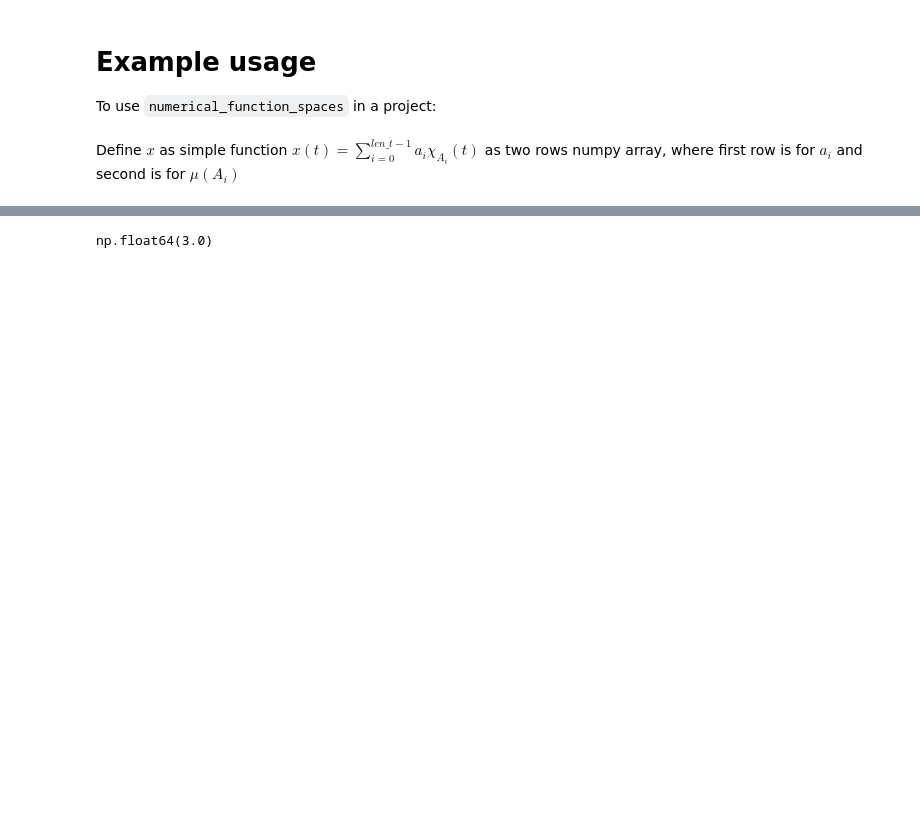
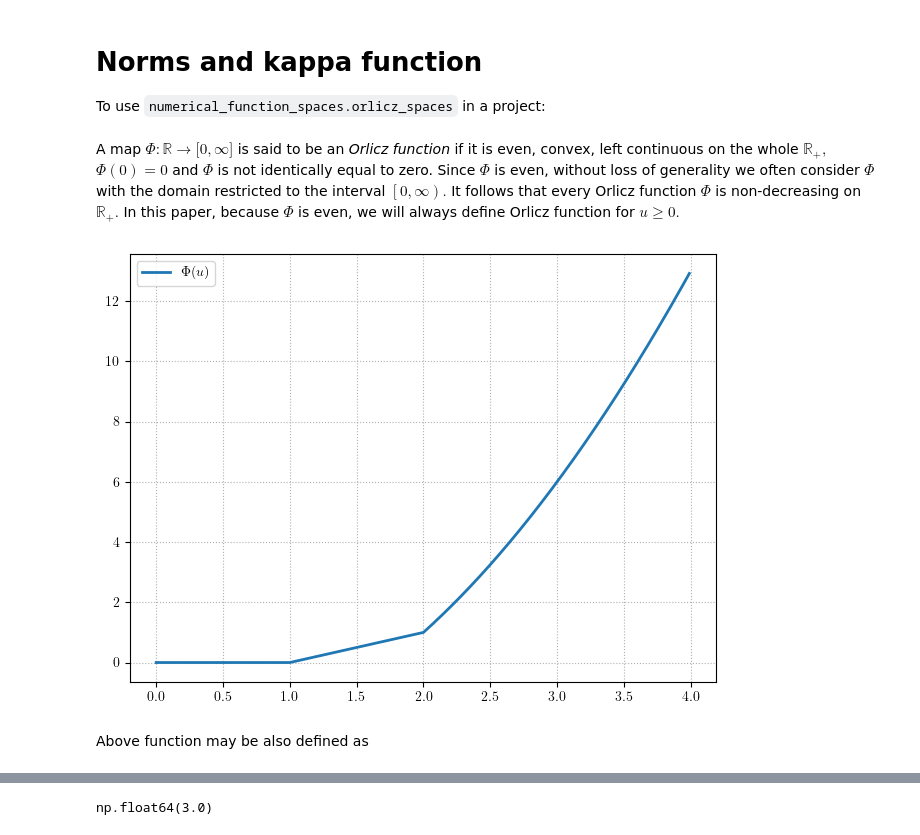
Before and after one commit to DyonOylloug/numerical_function_spaces, a Jupyter notebook: docs/norms.ipynb, the cells around one changed output, grey strips where cells are left out. Drawn from its saved outputs; the diff is of its cells as text; code cells hidden in the pictures; blank space fills up the shorter version.

```diff
--- a/docs/norms.ipynb
+++ b/docs/norms.ipynb
@@ -1,6 +1,6 @@
 # %% [markdown]
 
-# Example usage
+# Norms and kappa function
 
-To use `numerical_function_spaces` in a project:
+To use `numerical_function_spaces.orlicz_spaces` in a project:
 # %%
@@ -9,6 +9,20 @@ import decimal as dc
 import numpy as np
 
 import numerical_function_spaces.orlicz_spaces as osm
-# %% [markdown]
-
-Define $x$ as simple function $x(t)=\sum_{i=0}^{len\_t - 1} a_i \chi_{A_i}(t)$ as two rows numpy array, where first row is for $a_i$ and second is for $\mu(A_i)$
+# %% [markdown]
+A map $\Phi :\mathbb{R}\rightarrow \lbrack 0,\infty ]$ is said to be an
+    *Orlicz function* if it is even, convex, left continuous on the whole
+    $\mathbb{R}_{+},$ $\Phi (0)=0$ and $\Phi $ is not identically equal to zero.
+    Since $\Phi $ is even, without loss of generality we often consider $\Phi $
+    with the domain restricted to the interval $\left[ 0,\infty \right) .$ It
+    follows that every Orlicz function $\Phi $ is non-decreasing on $\mathbb{R}%
+    _{+}.$ In this paper, because $\Phi$ is even, we will always define Orlicz function for $u\geq 0.$
+# %%
+def Orlicz_function(u):
+    return np.where(u <= 1, 0, np.where(u <= 2, u - 1, u ** 2 - 3))
+# %%
+osm.plot_Phi(Orlicz_function, du=0.01, u_max=4, max_u_on_plots=4)
+# %% [output]
+[figure, added]
+# %% [markdown]
+Above function may be also defined as
```
Also changed, not shown: parts of 35 cells of this notebook, 2 other files.
